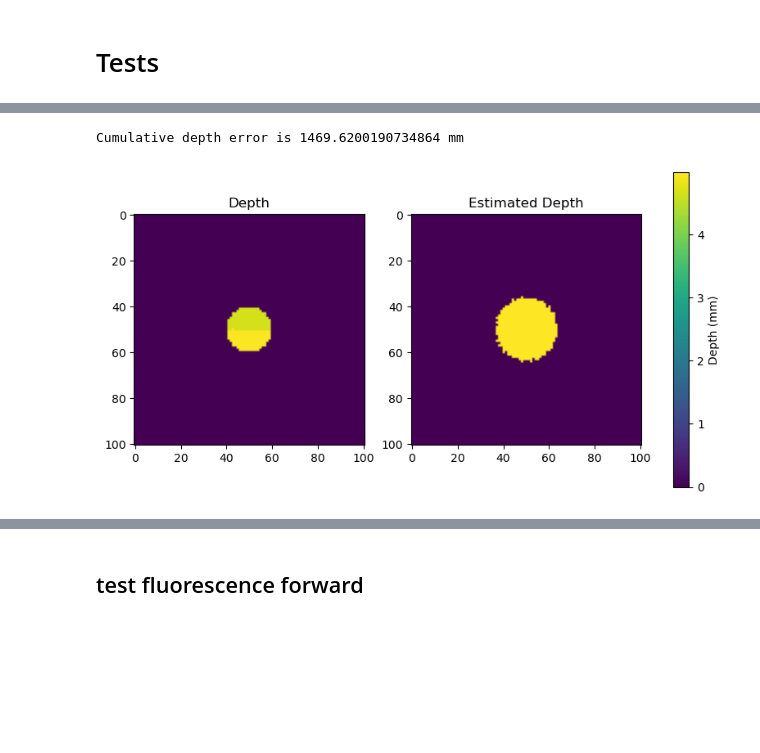
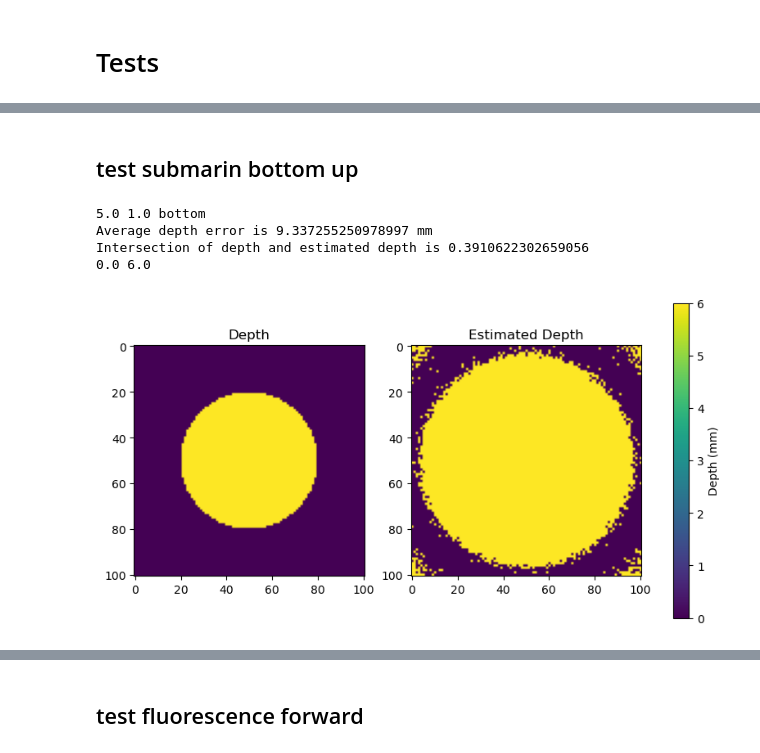
Before and after one commit to VictorH2208/gtx, a Jupyter notebook: numerical/numerical.ipynb, the cells around one changed output, grey strips where cells are left out. Drawn from its saved outputs; the diff is of its cells as text; code cells hidden in the pictures; blank space fills up the shorter version.

```diff
--- a/numerical/numerical.ipynb
+++ b/numerical/numerical.ipynb
@@ -559,7 +559,8 @@ def inverse_fluorescence_depth(F, fx, mua_x, mus_x, mua_m, mus_m, nrel, numerica
 
     # Depth range
     if layerFl == "bottom":
-        z_vals = np.arange(depth_offset, hFl + depth_offset, zDelta)
+        # z_vals = np.arange(depth_offset, hFl + depth_offset, zDelta)
+        z_vals = np.arange(0, hFl + depth_offset, zDelta)
     else:
         z_vals = np.arange(0, hFl, zDelta)
 
@@ -699,17 +823,20 @@ def run_numerical_solver(filepath, hFl, zDelta, layerFl, depth_offset, type_data
+# %% [markdown]
+## test submarin bottom up
 # %%
 run_numerical_solver(
-    filepath="data/cylinder/h5_r5_d0.mat",
+    filepath="data/cylinder/submarine_bottom/h5_r15_d1.mat",
     hFl=5,
     zDelta=0.01,
     layerFl='top',
     depth_offset=0,
     type_data='cylinder',
     idx=None,
     fxDependence=True,
     extrapolation=False,
-    eta=0.03,
-    nrel=1.4
 )
 # %% [output]
-Cumulative depth error is 1469.6200190734864 mm
+5.0 1.0 bottom
+Average depth error is 9.337255250978997 mm
+Intersection of depth and estimated depth is 0.3910622302659056
+0.0 6.0
-[figure, old version]
+[figure, new version]
```
Also changed, not shown: parts of 15 cells of this notebook.
